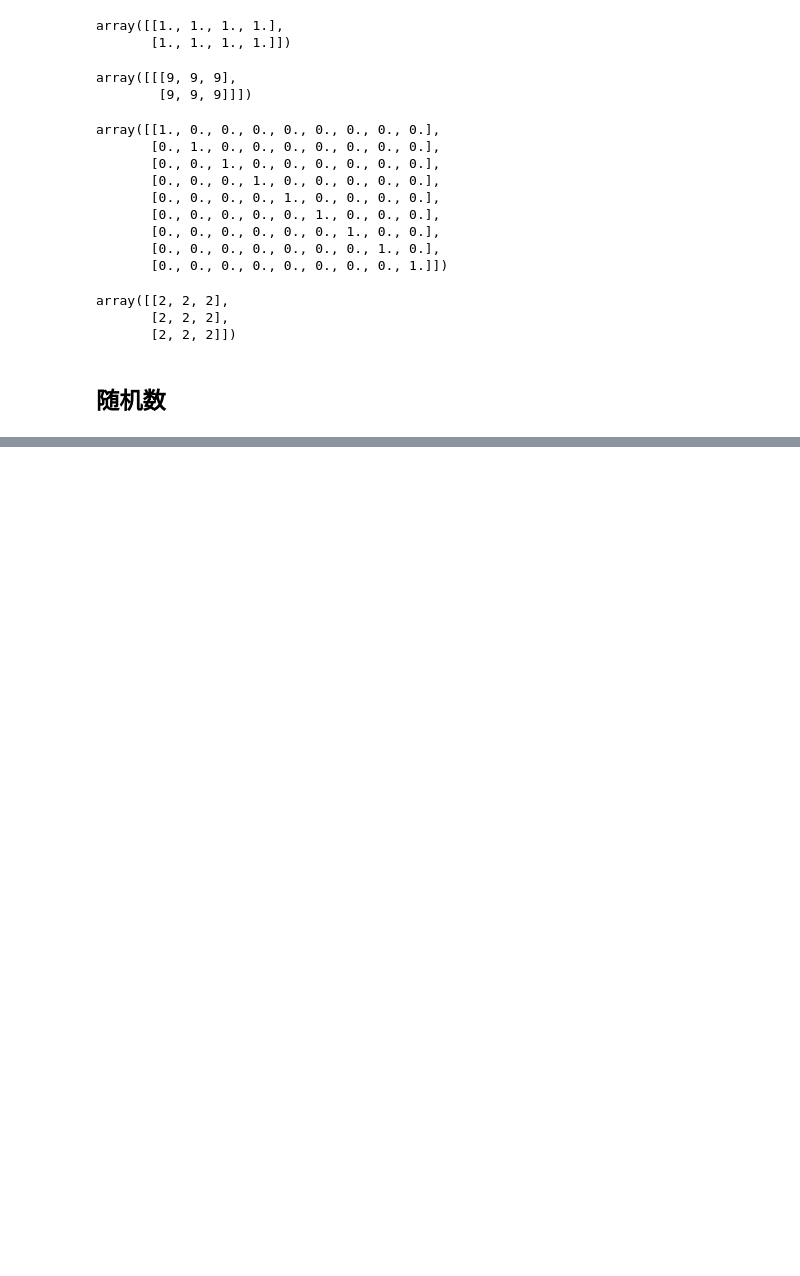
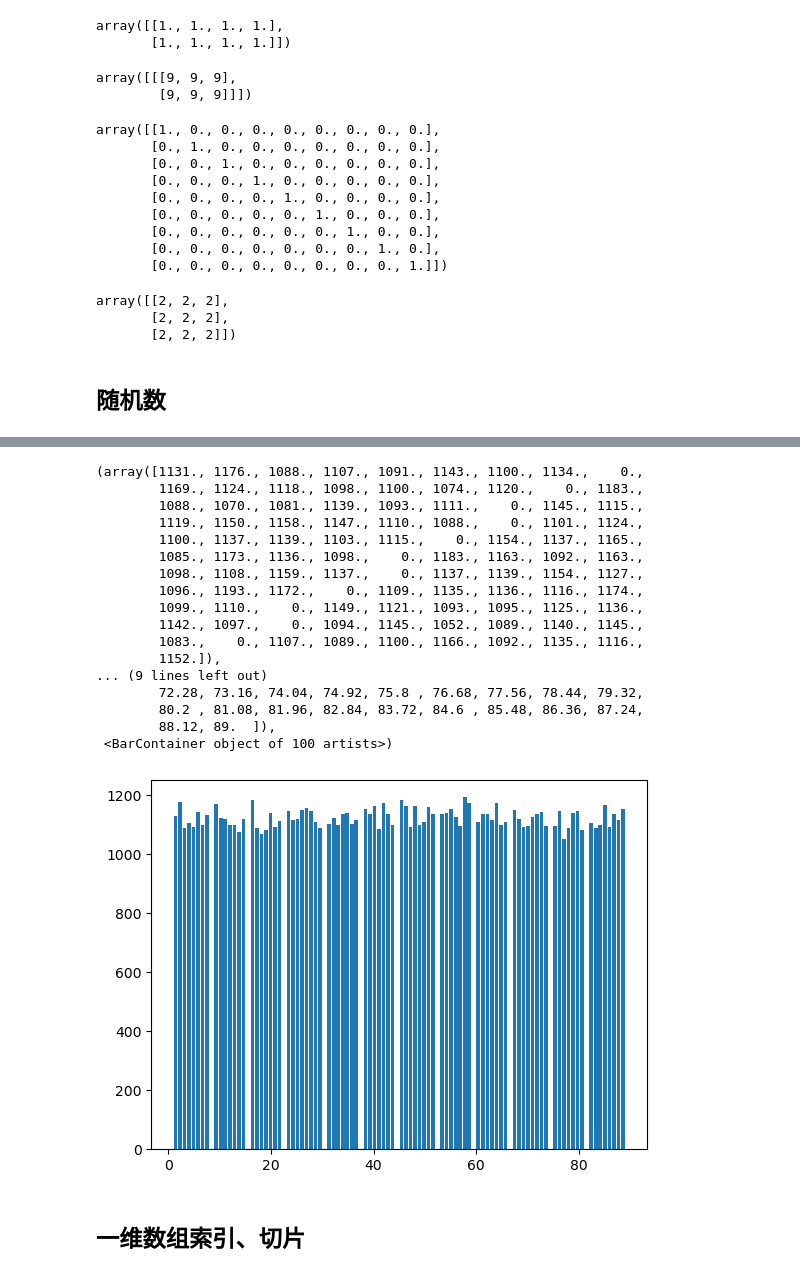
Before and after one commit to baixuchun/My_repository, a Jupyter notebook: numpy学习.ipynb, the cells around one changed output, grey strips where cells are left out. Saved outputs shown, nothing was run; the diff lists cells and outputs as text; code cells hidden in the pictures; blank space fills up the shorter version.

```diff
--- a/numpy学习.ipynb
+++ b/numpy学习.ipynb
@@ -254,0 +336,24 @@ array([[2, 2, 2],
+# %%
+B=np.random.randint(1,90,100000)
+plt.hist(B,bins=100,histtype='bar', rwidth=0.8)
+# %% [output]
+(array([1131., 1176., 1088., 1107., 1091., 1143., 1100., 1134.,    0.,
+        1169., 1124., 1118., 1098., 1100., 1074., 1120.,    0., 1183.,
+        1088., 1070., 1081., 1139., 1093., 1111.,    0., 1145., 1115.,
+        1119., 1150., 1158., 1147., 1110., 1088.,    0., 1101., 1124.,
+        1100., 1137., 1139., 1103., 1115.,    0., 1154., 1137., 1165.,
+        1085., 1173., 1136., 1098.,    0., 1183., 1163., 1092., 1163.,
+        1098., 1108., 1159., 1137.,    0., 1137., 1139., 1154., 1127.,
+        1096., 1193., 1172.,    0., 1109., 1135., 1136., 1116., 1174.,
+        1099., 1110.,    0., 1149., 1121., 1093., 1095., 1125., 1136.,
+        1142., 1097.,    0., 1094., 1145., 1052., 1089., 1140., 1145.,
+        1083.,    0., 1107., 1089., 1100., 1166., 1092., 1135., 1116.,
+        1152.]),
+... (9 lines left out)
+        72.28, 73.16, 74.04, 74.92, 75.8 , 76.68, 77.56, 78.44, 79.32,
+        80.2 , 81.08, 81.96, 82.84, 83.72, 84.6 , 85.48, 86.36, 87.24,
+        88.12, 89.  ]),
+ <BarContainer object of 100 artists>)
+[figure, added]
+# %% [markdown]
+## 一维数组索引、切片
```
Also changed, not shown: parts of 24 cells of this notebook, 11 other files.
